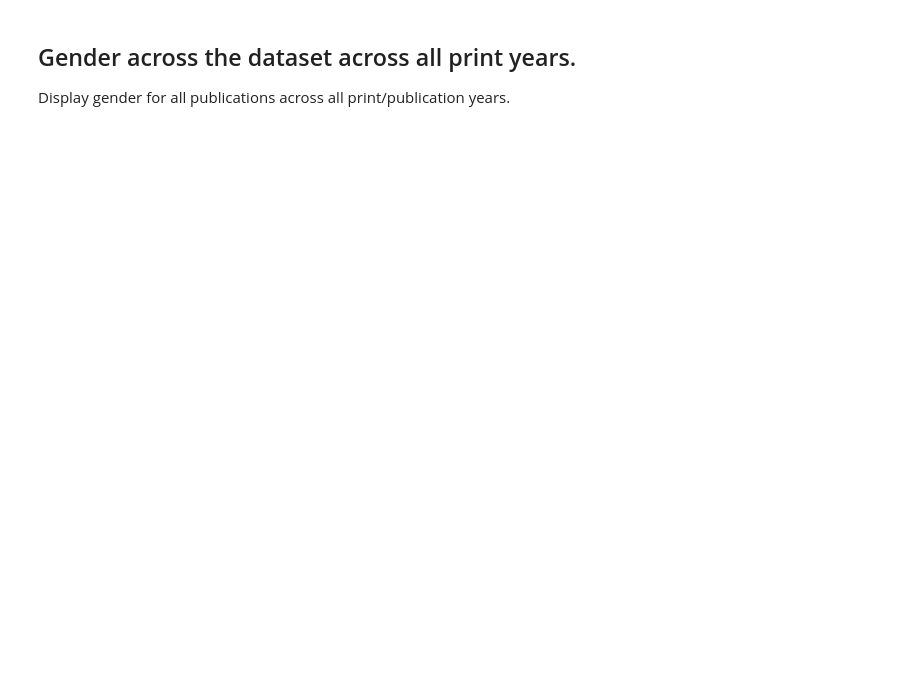
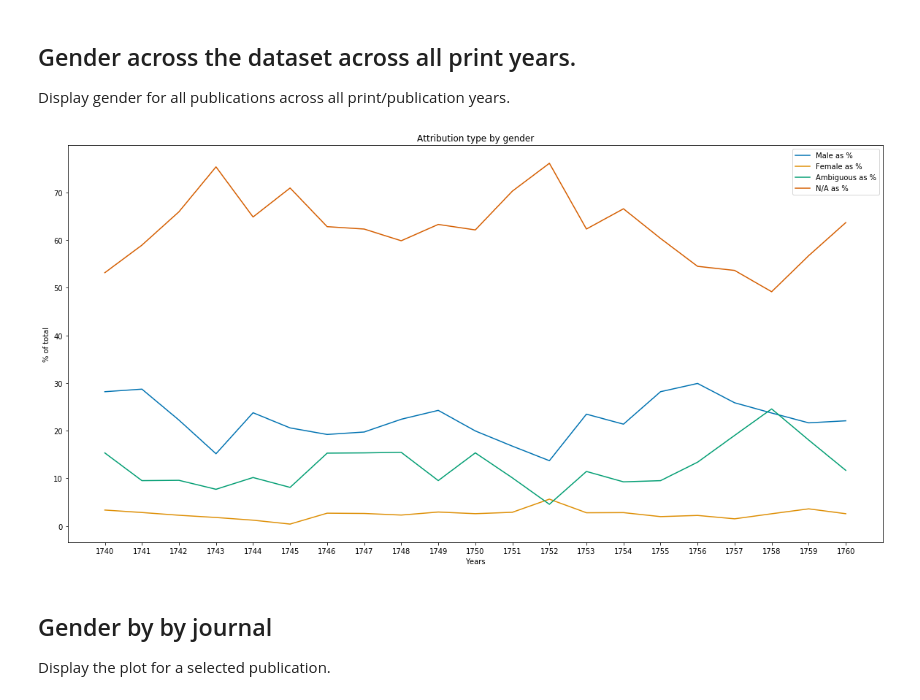
Before and after one commit to ilrt/VisualisingPoeticCulture, a Jupyter notebook: notebooks/08-attribute-types-gender.ipynb, the cells around one changed output. Saved outputs shown, nothing was run; the diff lists cells and outputs as text; code cells hidden in the pictures; blank space fills up the shorter version.

```diff
--- a/notebooks/08-attribute-types-gender.ipynb
+++ b/notebooks/08-attribute-types-gender.ipynb
@@ -61,4 +80,10 @@ Display gender for all publications across all print/publication years.
 # %%
 # generate the plot
 gender = vpd.gender_overview_df(df)
-vpd.plot_gender_line_plot(gender)
+vpp.gender_line_plot(gender)
+# %% [output]
+[figure, added]
+# %% [markdown]
+## Gender by by journal
+
+Display the plot for a selected publication.
```
Also changed, not shown: parts of 3 cells of this notebook, 6 other files.
